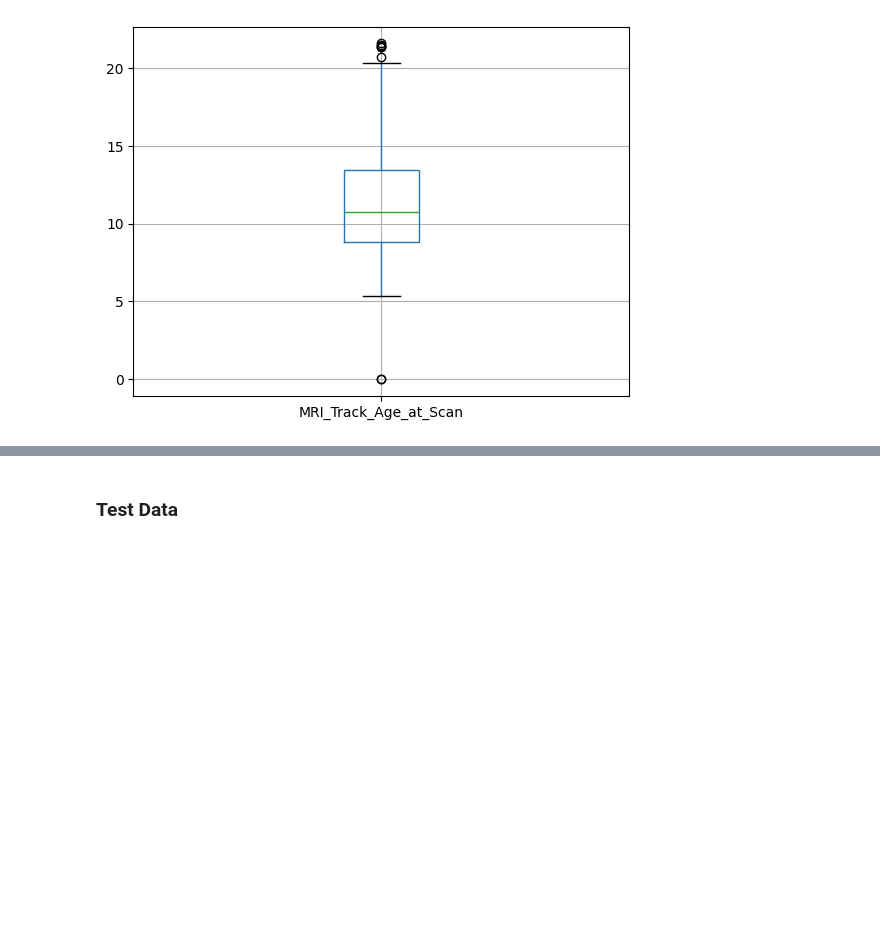
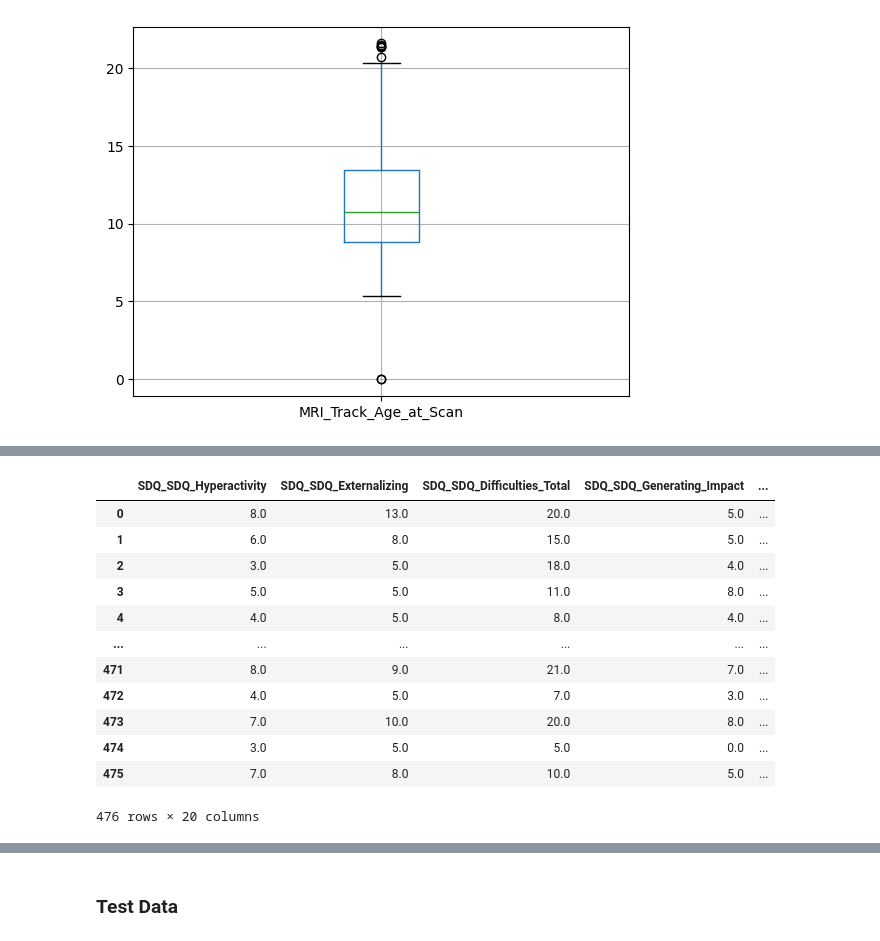
Before and after one commit to AngC1998/WiDS-Datathon-2025, a Jupyter notebook: WiDS_Datathon_2025.ipynb, the cells around one changed output, grey strips where cells are left out. Cells and saved outputs as stored; diff of their text form; code cells hidden in the pictures; blank space fills up the shorter version.

```diff
--- a/WiDS_Datathon_2025.ipynb
+++ b/WiDS_Datathon_2025.ipynb
@@ -958,0 +1069,4 @@ pre_train_df_male.describe()
+# %%
+top_positive_adhd_corr_columns = list(top_positive_adhd_corr.index)
+top_positive_adhd_corr_columns.remove('ADHD_Outcome')
+top_positive_adhd_corr_columns
@@ -958,0 +1083,3 @@ pre_train_df_male.describe()
+# %%
+top_negative_adhd_corr = adhd_corr.iloc[-11:len(adhd_corr)]
+top_negative_adhd_corr
@@ -958,0 +1100,3 @@ pre_train_df_male.describe()
+# %%
+top_negative_adhd_corr_columns = list(top_negative_adhd_corr.index)
+top_negative_adhd_corr_columns
@@ -958,0 +1115,3 @@ pre_train_df_male.describe()
+# %%
+top_adhd_corr_columns = top_positive_adhd_corr_columns + top_negative_adhd_corr_columns
+top_adhd_corr_columns
@@ -958,0 +1244,17 @@ pre_train_df_male.describe()
+# %%
+train_adhd_X = train_df[top_adhd_corr_columns]
+train_adhd_X
+# %% [output]
+|  | SDQ_SDQ_Hyperactivity | SDQ_SDQ_Externalizing | SDQ_SDQ_Difficulties_Total | SDQ_SDQ_Generating_Impact | ... |
+| 0 | 8.0 | 13.0 | 20.0 | 5.0 | ... |
+| 1 | 6.0 | 8.0 | 15.0 | 5.0 | ... |
+| 2 | 3.0 | 5.0 | 18.0 | 4.0 | ... |
+| 3 | 5.0 | 5.0 | 11.0 | 8.0 | ... |
+| 4 | 4.0 | 5.0 | 8.0 | 4.0 | ... |
+| ... | ... | ... | ... | ... | ... |
+| 471 | 8.0 | 9.0 | 21.0 | 7.0 | ... |
+| 472 | 4.0 | 5.0 | 7.0 | 3.0 | ... |
+| 473 | 7.0 | 10.0 | 20.0 | 8.0 | ... |
+| 474 | 3.0 | 5.0 | 5.0 | 0.0 | ... |
+| 475 | 7.0 | 8.0 | 10.0 | 5.0 | ... |
+476 rows × 20 columns
```
Also changed, not shown: parts of 48 cells of this notebook.
